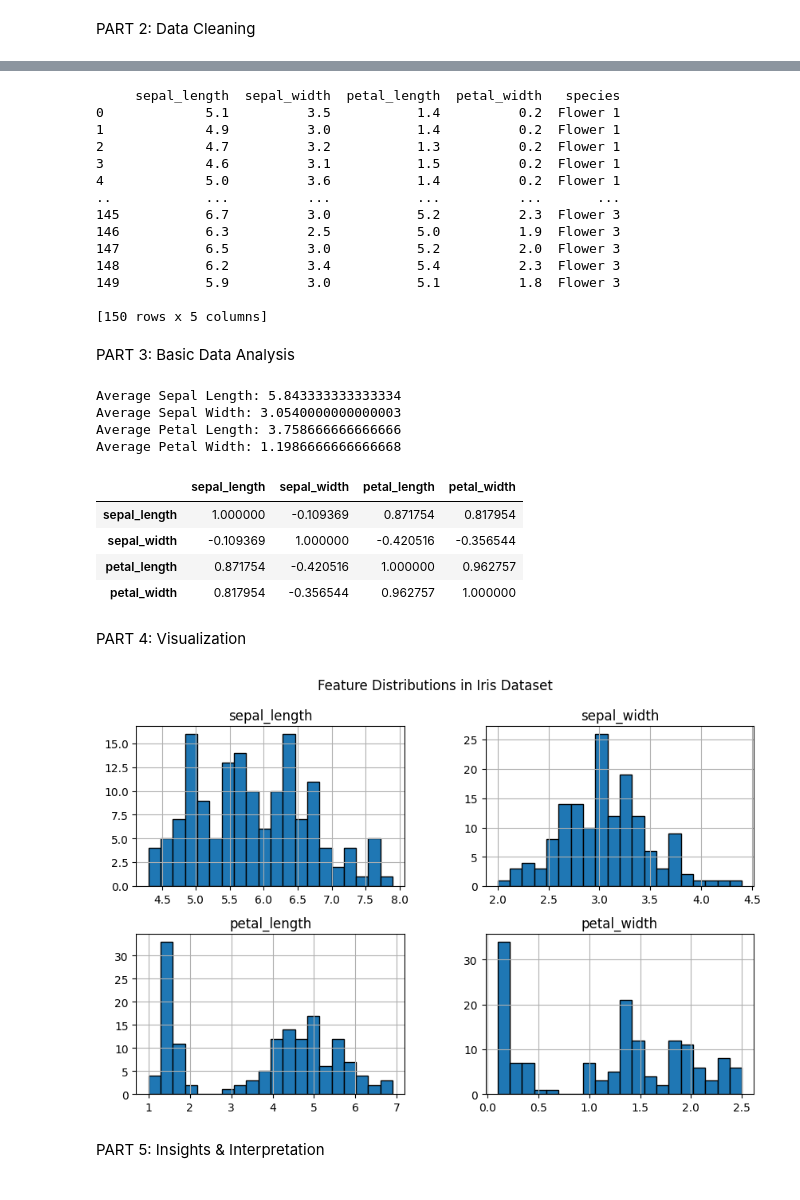
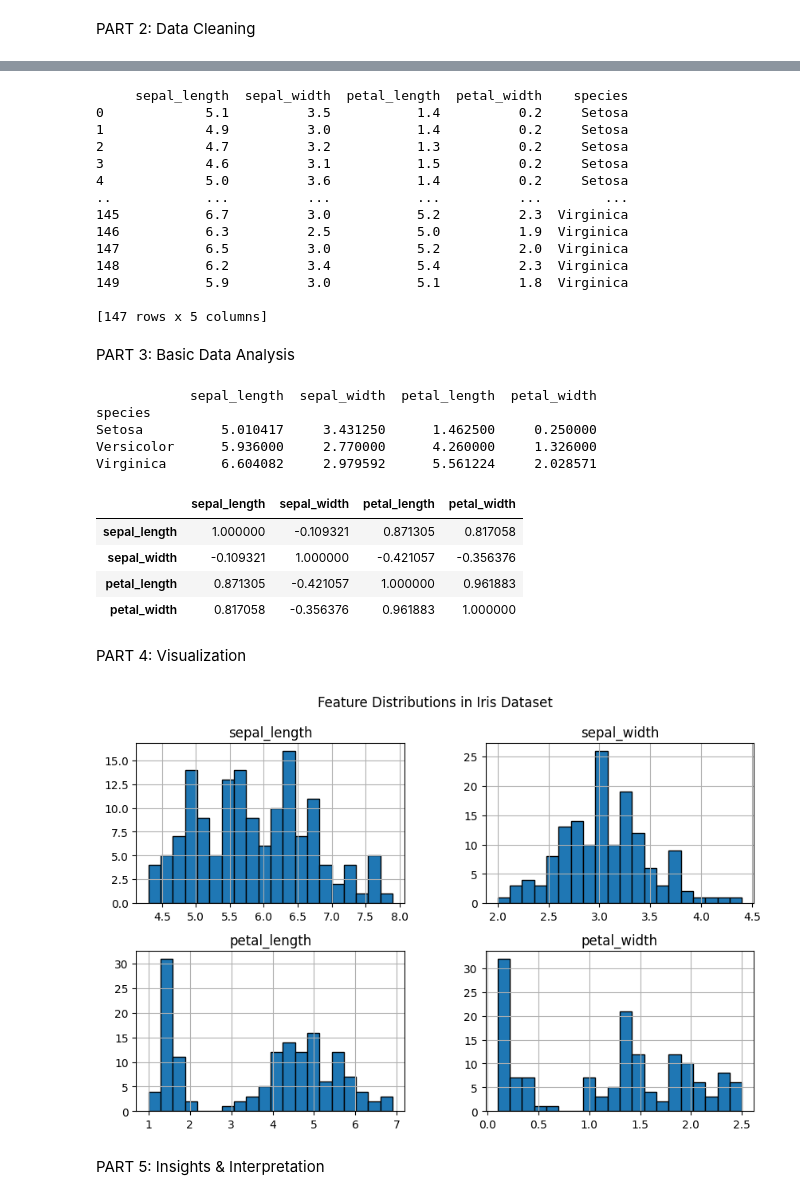
Before and after one commit to catgempesaw/CS-3246, a Jupyter notebook: [Activity_2]_Python_Pandas_Student_Copy.ipynb, the cells around one changed output, grey strips where cells are left out. Cells and saved outputs as stored; diff of their text form; code cells hidden in the pictures.

```diff
--- a/[Activity_2]_Python_Pandas_Student_Copy.ipynb
+++ b/[Activity_2]_Python_Pandas_Student_Copy.ipynb
@@ -342,5 +342,6 @@ PART 2: Data Cleaning
 # Check for missing values and handle them appropriately.
 # No need to clean because there are no missing or inconsistent values
 # Drop duplicates
-print(irisData.drop_duplicates(subset='species'))
+irisData_cleaned = irisData.dropna().drop_duplicates()
+print(irisData_cleaned)
 # %% [output]
@@ -351,64 +362,59 @@ print(irisData.drop_duplicates(subset='species'))
 # %%
 # Convert categorical species labels into a format suitable for analysis.
-irisData["species"] = irisData["species"].replace({
-    "Iris-setosa": "Flower 1",
-    "Iris-versicolor": "Flower 2",
-    "Iris-virginica": "Flower 3"
+irisData_cleaned["species"] = irisData_cleaned["species"].replace({
+    "Iris-setosa": "Setosa",
+    "Iris-versicolor": "Versicolor",
+    "Iris-virginica": "Virginica"
 })
 
-print(irisData)
+print(irisData_cleaned)
 # %% [output]
-     sepal_length  sepal_width  petal_length  petal_width   species
-0             5.1          3.5           1.4          0.2  Flower 1
-1             4.9          3.0           1.4          0.2  Flower 1
-2             4.7          3.2           1.3          0.2  Flower 1
-3             4.6          3.1           1.5          0.2  Flower 1
-4             5.0          3.6           1.4          0.2  Flower 1
-..            ...          ...           ...          ...       ...
-145           6.7          3.0           5.2          2.3  Flower 3
-146           6.3          2.5           5.0          1.9  Flower 3
-147           6.5          3.0           5.2          2.0  Flower 3
-148           6.2          3.4           5.4          2.3  Flower 3
-149           5.9          3.0           5.1          1.8  Flower 3
+     sepal_length  sepal_width  petal_length  petal_width    species
+0             5.1          3.5           1.4          0.2     Setosa
+1             4.9          3.0           1.4          0.2     Setosa
+2             4.7          3.2           1.3          0.2     Setosa
+3             4.6          3.1           1.5          0.2     Setosa
+4             5.0          3.6           1.4          0.2     Setosa
+..            ...          ...           ...          ...        ...
+145           6.7          3.0           5.2          2.3  Virginica
+146           6.3          2.5           5.0          1.9  Virginica
+147           6.5          3.0           5.2          2.0  Virginica
+148           6.2          3.4           5.4          2.3  Virginica
+149           5.9          3.0           5.1          1.8  Virginica
 
-[150 rows x 5 columns]
+[147 rows x 5 columns]
 # %% [markdown]
 PART 3: Basic Data Analysis
-# %%
-# Find the average sepal and petal dimensions for each species.
-avSepalLength = irisData['sepal_length'].mean()
-avSepalWidth = irisData['sepal_width'].mean()
-avPetalLength = irisData['petal_length'].mean()
-avPetalWidth = irisData['petal_width'].mean()
-print("Average Sepal Length:", avSepalLength)
-print("Average Sepal Width:", avSepalWidth)
-print("Average Petal Length:", avPetalLength)
-print("Average Petal Width:", avPetalWidth)
-# %% [output]
-Average Sepal Length: 5.843333333333334
-Average Sepal Width: 3.0540000000000003
-Average Petal Length: 3.758666666666666
-Average Petal Width: 1.1986666666666668
+# %%
+# Find the average sepal and petal dimensions for each species.
+mean_bySpecies = irisData_cleaned.groupby("species").mean()
+print(mean_bySpecies)
+# %% [output]
+            sepal_length  sepal_width  petal_length  petal_width
+species
+Setosa          5.010417     3.431250      1.462500     0.250000
+Versicolor      5.936000     2.770000      4.260000     1.326000
+Virginica       6.604082     2.979592      5.561224     2.028571
 # %%
 # Identify correlations between different flower measurements.
-irisData[['sepal_length','sepal_width','petal_length','petal_width']].corr()
+irisData_cleaned[['sepal_length','sepal_width','petal_length','petal_width']].corr()
 # %% [output]
 |  | sepal_length | sepal_width | petal_length | petal_width |
-| sepal_length | 1.000000 | -0.109369 | 0.871754 | 0.817954 |
-| sepal_width | -0.109369 | 1.000000 | -0.420516 | -0.356544 |
-| petal_length | 0.871754 | -0.420516 | 1.000000 | 0.962757 |
-| petal_width | 0.817954 | -0.356544 | 0.962757 | 1.000000 |
+| sepal_length | 1.000000 | -0.109321 | 0.871305 | 0.817058 |
+| sepal_width | -0.109321 | 1.000000 | -0.421057 | -0.356376 |
+| petal_length | 0.871305 | -0.421057 | 1.000000 | 0.961883 |
+| petal_width | 0.817058 | -0.356376 | 0.961883 | 1.000000 |
 # %% [markdown]
 PART 4: Visualization
 # %%
 # Create simple visualizations (e.g., histograms, scatter plots) to understand data distribution.
 import matplotlib.pyplot as plt
 
-irisData.hist(figsize=(10, 6), bins=20, edgecolor="black")
+irisData_cleaned.hist(figsize=(10, 6), bins=20, edgecolor="black")
 plt.suptitle("Feature Distributions in Iris Dataset")
 plt.show()
 # %% [output]
-[figure, old version]
+[figure, new version]
 # %% [markdown]
 
 PART 5: Insights & Interpretation
```
Also changed, not shown: parts of 1 cell of this notebook.
